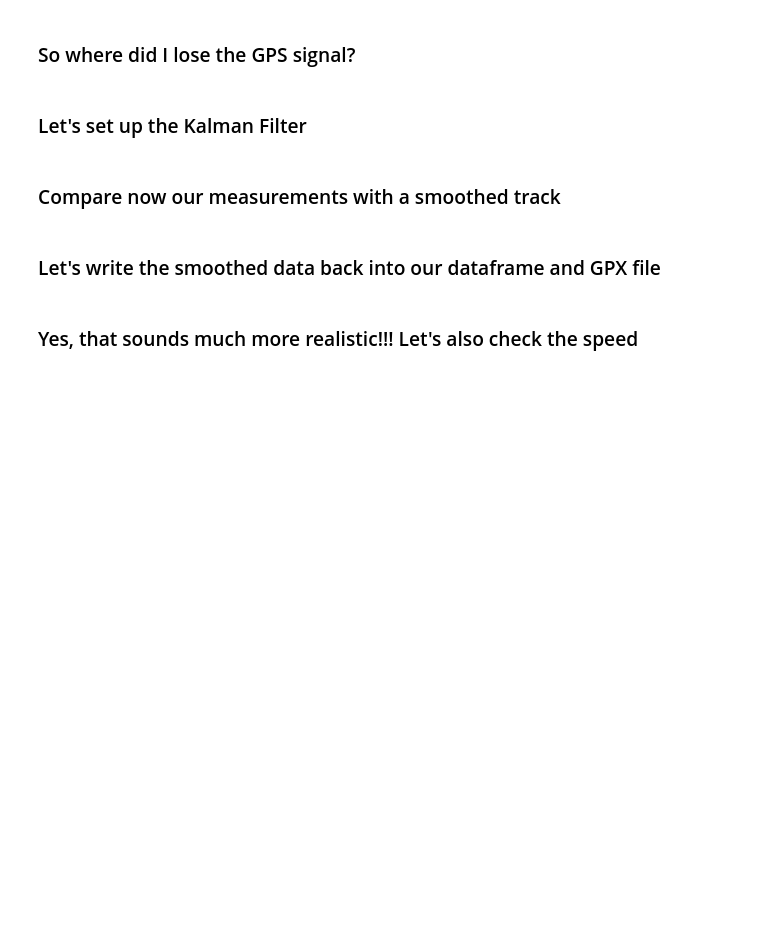
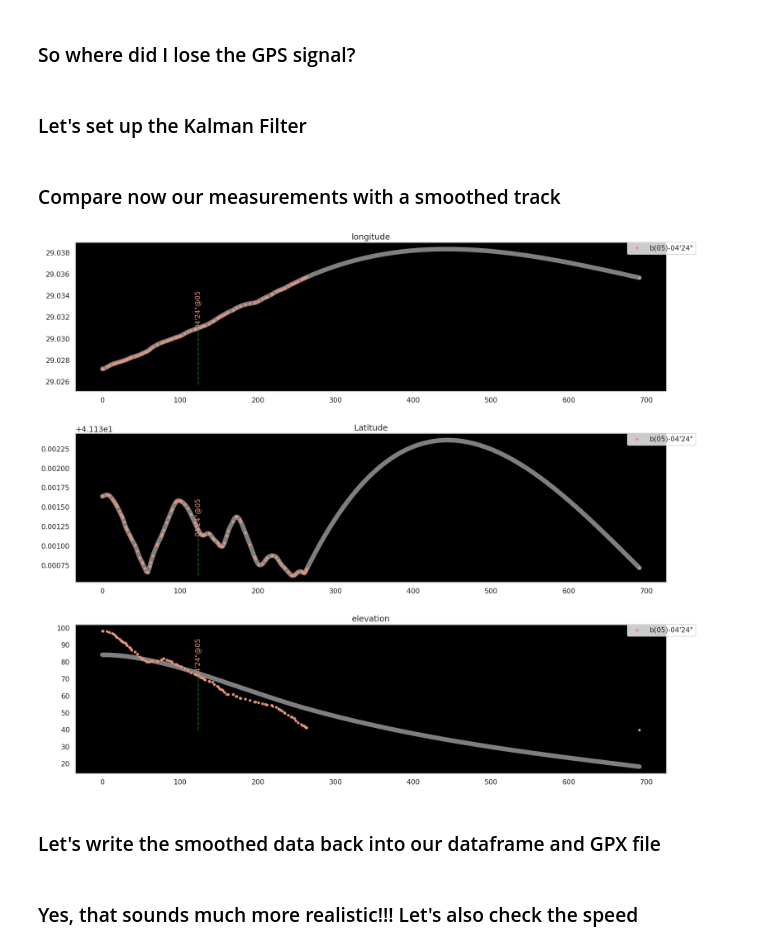
Before and after one commit to dogasiyli/gps_data_with_python, a Jupyter notebook: notebooks/4-pykalman.ipynb, the cells around one changed output. Cells and saved outputs as stored; diff of their text form; code cells hidden in the pictures; blank space fills up the shorter version.

```diff
--- a/notebooks/4-pykalman.ipynb
+++ b/notebooks/4-pykalman.ipynb
@@ -18,6 +25,8 @@ pd.set_option('display.width', 1000)
 # %%
 file_identifiers = load_identifiers();
-file_name = file_identifiers["basak run 01"]["file_name"]
+pick_ident = "basak run 01"
+file_name = file_identifiers[pick_ident]["file_name"]
+file_ident = file_identifiers[pick_ident]
 additional_run_info = {}
 # %% [output]
 Identifiers:
@@ -100,7 +156,7 @@ plot_time_dif_counts(coords)
 # %% [markdown]
 ### Almost done. Now convert to good old numpy array and mask NaNs
 # %%
-measurements = step_06_get_measurements_from_coords(coords, additional_run_info) # lon-0 lat-1 ele-2
+measurements, measurements_df_info = step_06_get_measurements_from_coords(coords, additional_run_info) # lon-0 lat-1 ele-2
 # %% [markdown]
 ### So where did I lose the GPS signal?
 # %%
@@ -108,13 +164,15 @@ step_07_fill_nan_values(coords, measurements, additional_run_info, 2);
 # %% [markdown]
 ### Let's set up the Kalman Filter
 # %%
-kf, kf_dict = step_08_setup_kalman_filter(measurements)
+kf_list, kf_dict = step_08_setup_kalman_filter(measurements, time_interval_in_seconds)
 # %% [markdown]
 ### Compare now our measurements with a smoothed track
 # %%
-state_means, state_vars = step_09_apply_kalman(kf, measurements)
+state_means, state_vars = step_09_apply_kalman(kf_list, measurements)
 # %%
-step_10_plot_smoothed_vs_measured(state_means, measurements, additional_run_info)
+step_10_plot_smoothed_vs_measured(state_means, measurements, measurements_df_info)
+# %% [output]
+[figure, added]
 # %% [markdown]
 ### Let's write the smoothed data back into our dataframe and GPX file
 # %%
```
Also changed, not shown: parts of 12 cells of this notebook, 4 other files.
